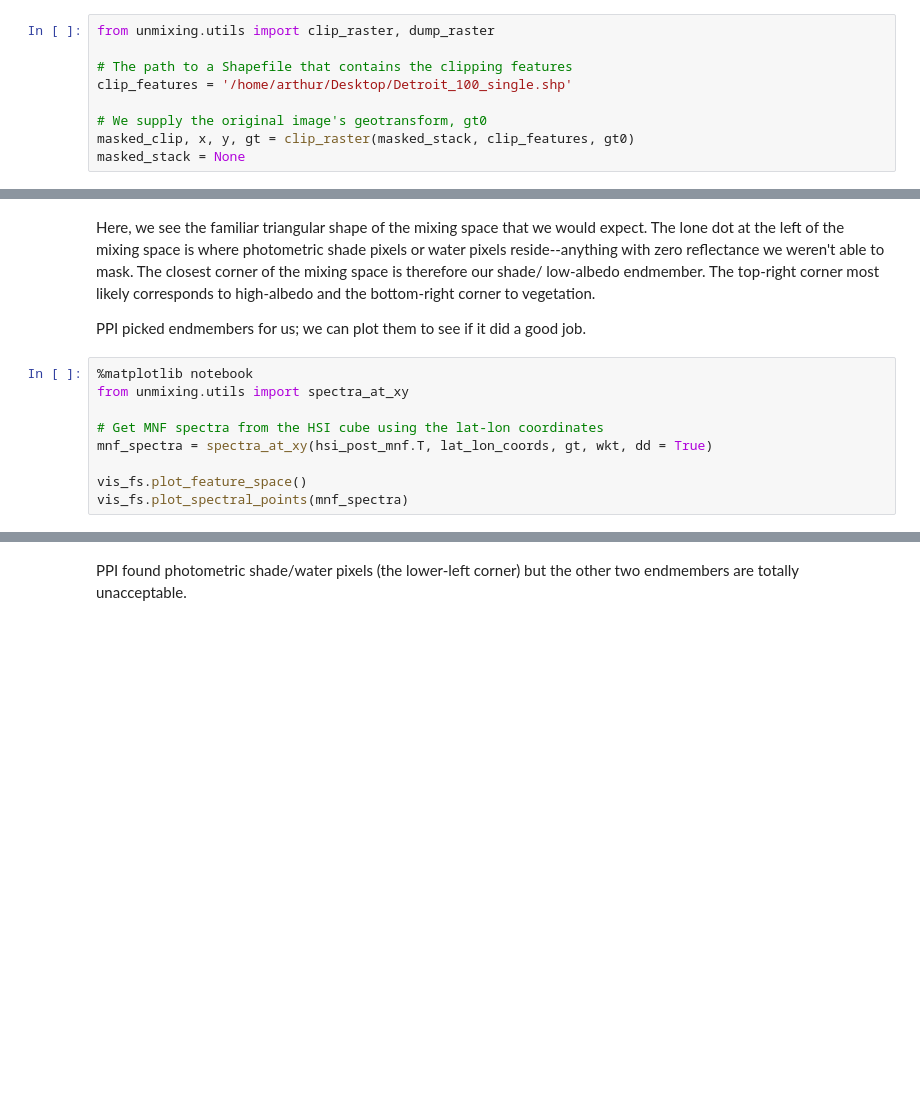
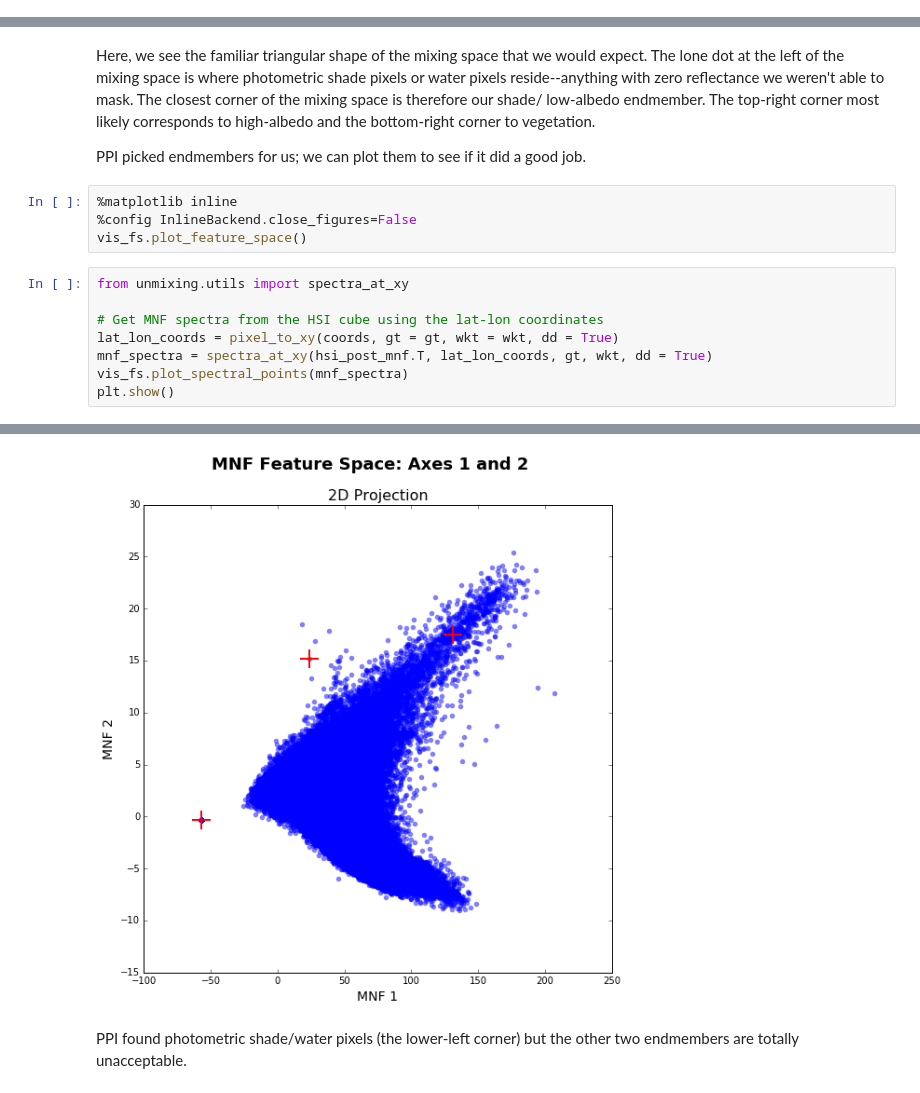
Before and after one commit to arthur-e/unmixing, a Jupyter notebook: docs/Overview_LSMA_in_Python.ipynb, the cells around one changed output, grey strips where cells are left out. Drawn from its saved outputs; the diff is of its cells as text; blank space fills up the shorter version.

```diff
--- a/docs/Overview_LSMA_in_Python.ipynb
+++ b/docs/Overview_LSMA_in_Python.ipynb
@@ -85,9 +84,0 @@ The `utils.binary_mask()` function is a general purpose function that applies a
-# %%
-from unmixing.utils import clip_raster, dump_raster
-
-# The path to a Shapefile that contains the clipping features
-clip_features = '/home/arthur/Desktop/Detroit_100_single.shp'
-
-# We supply the original image's geotransform, gt0
-masked_clip, x, y, gt = clip_raster(masked_stack, clip_features, gt0)
-masked_stack = None
@@ -269,13 +285,16 @@ vis_fs.plot_feature_space()
 Here, we see the familiar triangular shape of the mixing space that we would expect. The lone dot at the left of the mixing space is where photometric shade pixels or water pixels reside--anything with zero reflectance we weren't able to mask. The closest corner of the mixing space is therefore our shade/ low-albedo endmember. The top-right corner most likely corresponds to high-albedo and the bottom-right corner to vegetation.
 
 PPI picked endmembers for us; we can plot them to see if it did a good job.
+# %%
+%matplotlib inline
+%config InlineBackend.close_figures=False
+vis_fs.plot_feature_space()
 # %%
-%matplotlib notebook
 from unmixing.utils import spectra_at_xy
 
 # Get MNF spectra from the HSI cube using the lat-lon coordinates
+lat_lon_coords = pixel_to_xy(coords, gt = gt, wkt = wkt, dd = True)
 mnf_spectra = spectra_at_xy(hsi_post_mnf.T, lat_lon_coords, gt, wkt, dd = True)
-
-vis_fs.plot_feature_space()
 vis_fs.plot_spectral_points(mnf_spectra)
+plt.show()
 # %% [output]
@@ -284,3 +301,4 @@ vis_fs.plot_spectral_points(mnf_spectra)
+[figure, added]
 # %% [markdown]
 PPI found photometric shade/water pixels (the lower-left corner) but the other two endmembers are totally unacceptable.
 # %% [markdown]
```
Also changed, not shown: parts of 44 cells of this notebook, 1 other file.
